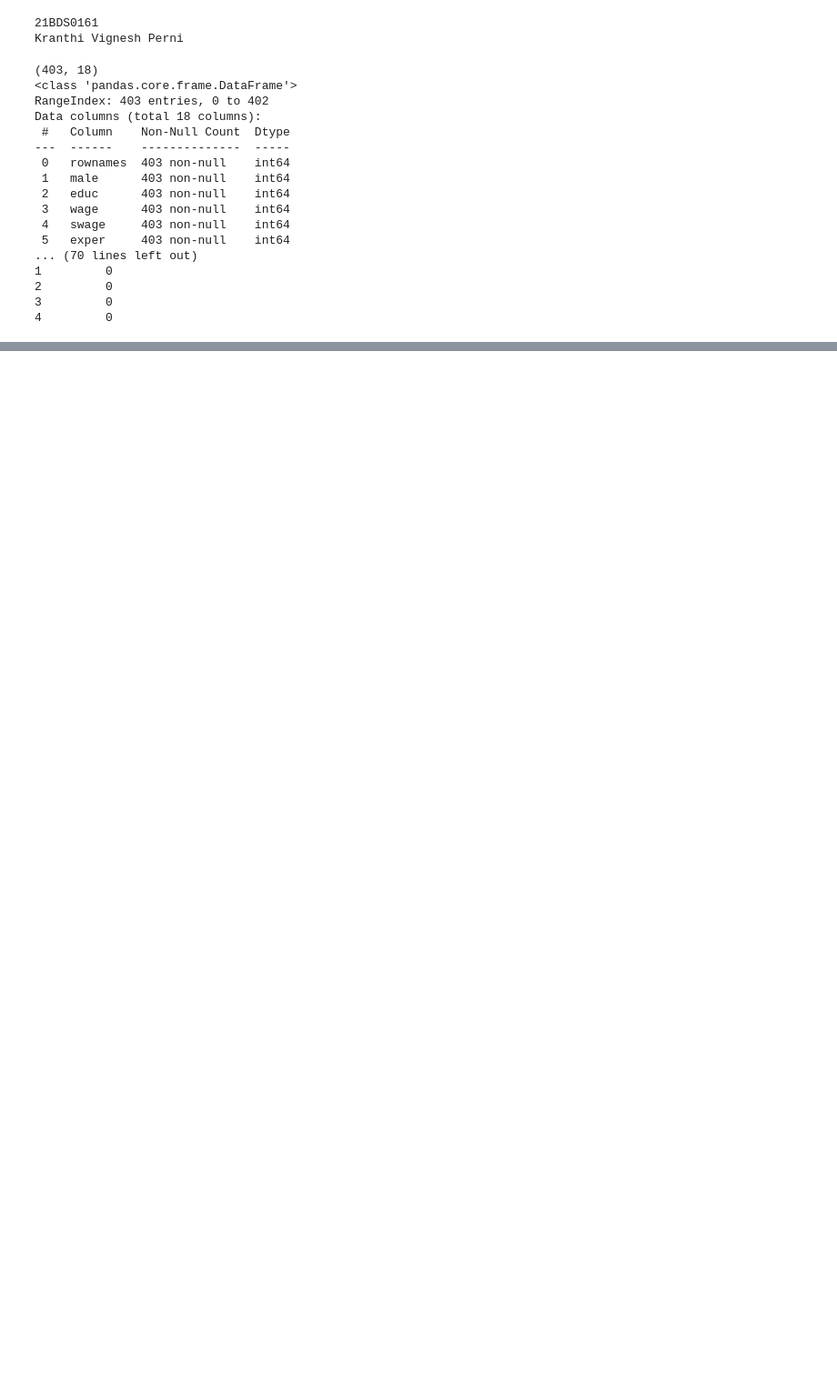
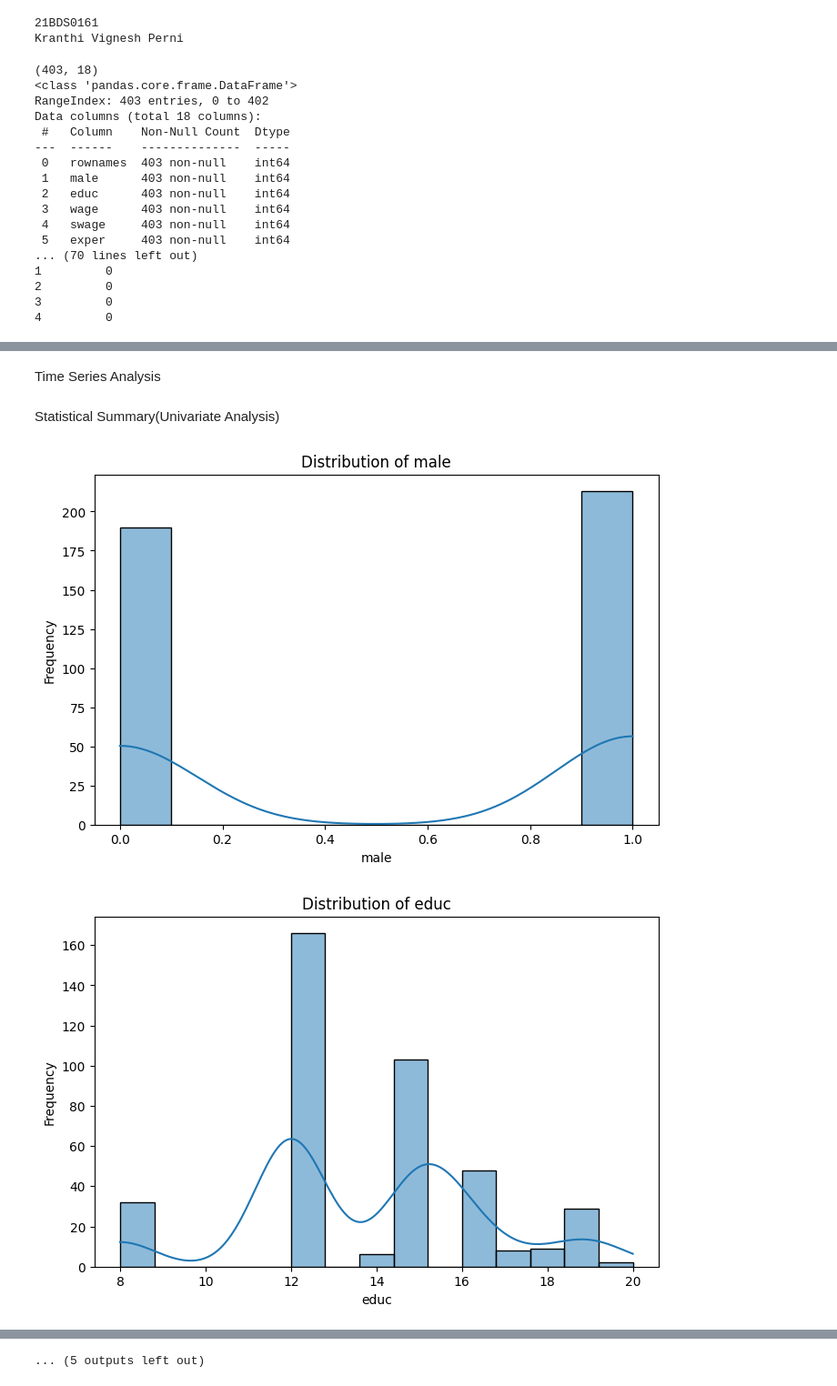
Before and after one commit to VIGNESHPERNI/EDA_21BDS0161, a Jupyter notebook: 21BDS0161_EDA.ipynb, the cells around one changed output, grey strips where cells are left out. Shown at 91% size. Saved outputs shown, nothing was run; the diff lists cells and outputs as text; code cells hidden in the pictures; blank space fills up the shorter version.

```diff
--- a/21BDS0161_EDA.ipynb
+++ b/21BDS0161_EDA.ipynb
@@ -36,0 +39,9 @@ Data columns (total 18 columns):
+# %%
+data_cleaned = data.drop(columns=['rownames'], errors='ignore')
+print(data_cleaned.isnull().sum())
+data_cleaned.fillna(data_cleaned.select_dtypes(include='number').mean(), inplace=True)
+for col in data_cleaned.select_dtypes(include='object').columns:
+    data_cleaned[col] = data_cleaned[col].astype('category')
+if 'Gender' in data_cleaned.columns:
+    data_cleaned['Gender'] = data_cleaned['Gender'].fillna(data_cleaned['Gender'].mode()[0])
+print(data_cleaned.isnull().sum())
@@ -36,0 +66,38 @@ Data columns (total 18 columns):
+# %% [markdown]
+Time Series Analysis
+# %%
+if 'date' in data_cleaned.columns:
+
+    data_cleaned['date'] = pd.to_datetime(data_cleaned['date'])
+
+    data_cleaned.set_index('date', inplace=True)
+
+    plt.figure(figsize=(10, 6))
+    for col in data_cleaned.select_dtypes(include=np.number).columns:
+        plt.plot(data_cleaned[col], label=col)
+
+    plt.legend()
+    plt.title("Time Series Plot")
+    plt.show()
+# %% [markdown]
+Statistical Summary(Univariate Analysis)
+# %%
+for col in data_cleaned.select_dtypes(include=np.number).columns:
+    plt.figure(figsize=(8, 5))
+    sns.histplot(data_cleaned[col], kde=True)
+    plt.title(f"Distribution of {col}")
+    plt.xlabel(col)
+    plt.ylabel("Frequency")
+    plt.show()
+
+for col in data_cleaned.select_dtypes(include='category').columns:
+    plt.figure(figsize=(8, 5))
+    data_cleaned[col].value_counts().plot(kind='bar', color='skyblue', edgecolor='black')
+    plt.title(f"Bar Plot of {col}")
+    plt.xlabel(col)
+    plt.ylabel("Count")
+    plt.xticks(rotation=45)
+    plt.show()
+# %% [output]
+[figure, added]
+[figure, added]
@@ -36,0 +114 @@ Data columns (total 18 columns):
+... (5 outputs left out)
```
Also changed, not shown: parts of 15 cells of this notebook.
